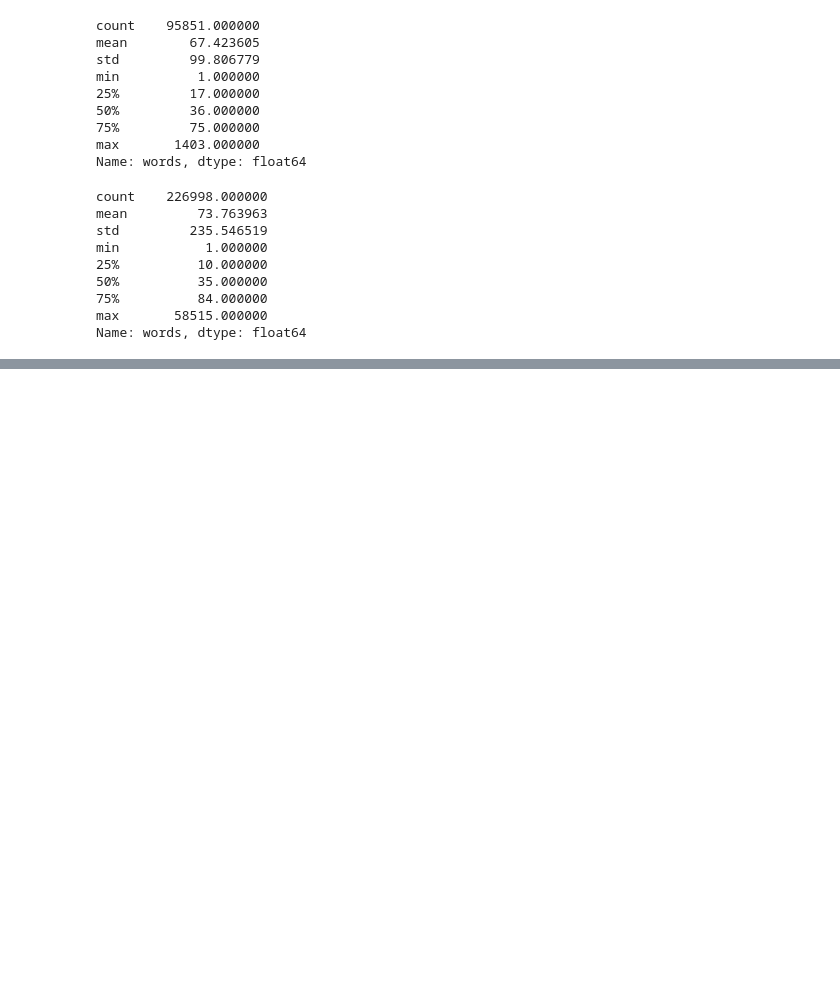
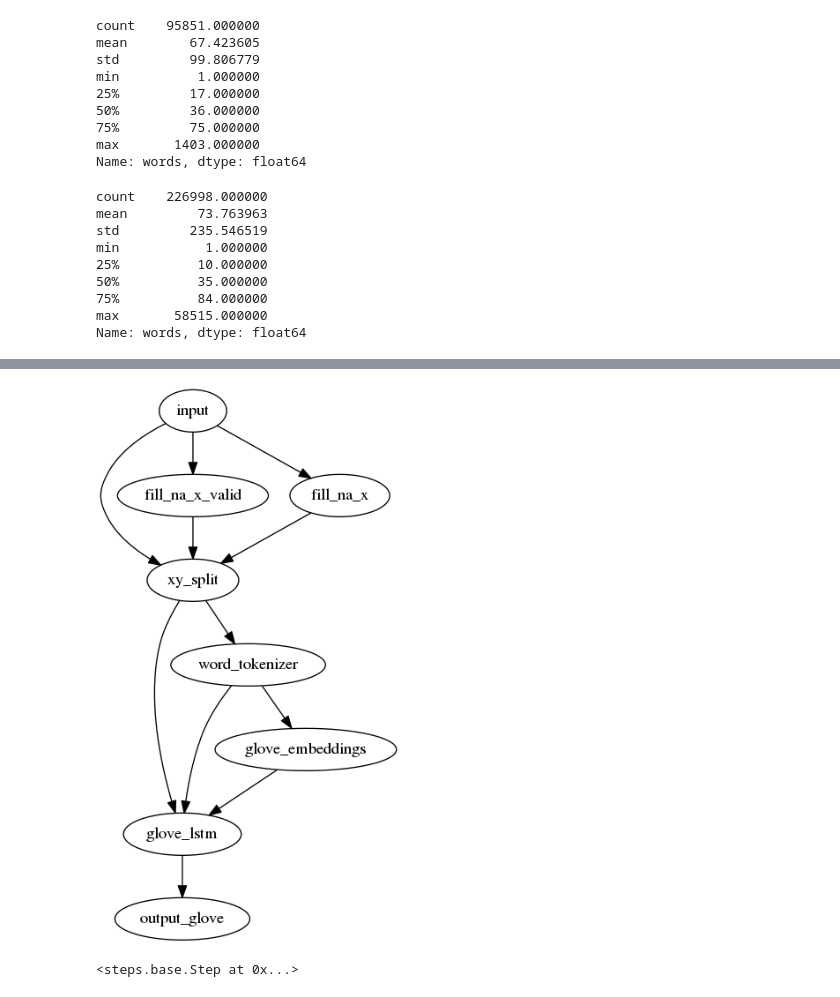
Before and after one commit to minerva-ml/open-solution-toxic-comments, a Jupyter notebook: devbook.ipynb, the cells around one changed output, grey strips where cells are left out. Saved outputs shown, nothing was run; the diff lists cells and outputs as text; code cells hidden in the pictures; blank space fills up the shorter version.

Commit message:
updated devbook with pipeline info

```diff
--- a/devbook.ipynb
+++ b/devbook.ipynb
@@ -125,0 +179,6 @@ pipe
+# %%
+glove_lstm_pipeline = pipelines.glove_lstm_train(SOLUTION_CONFIG)
+glove_lstm_pipeline
+# %% [output]
+[figure, added]
+<steps.base.Step at 0x...>
```
Also changed, not shown: parts of 14 cells of this notebook, 2 other files.
